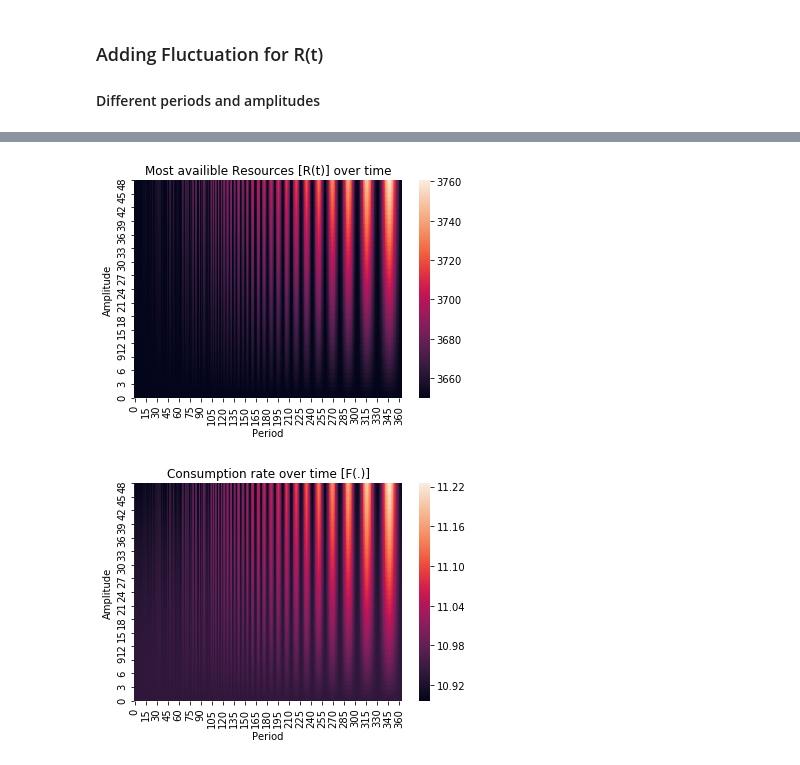
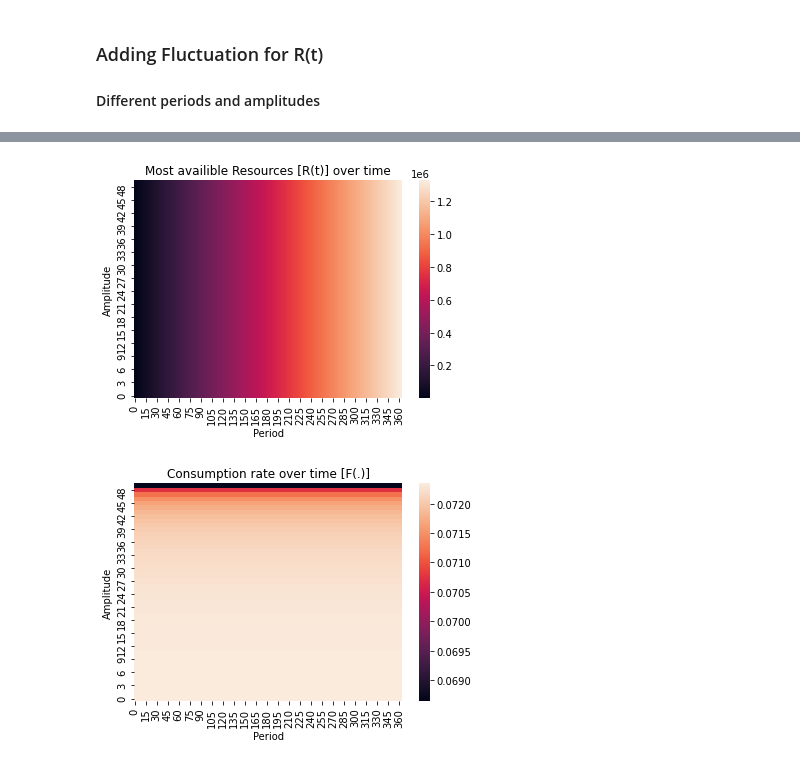
Before and after one commit to Don-Burns/Masters_Project, a Jupyter notebook: code/Building_New_Models.ipynb, the cells around one changed output, grey strips where cells are left out. Drawn from its saved outputs; the diff is of its cells as text; code cells hidden in the pictures.

```diff
--- a/code/Building_New_Models.ipynb
+++ b/code/Building_New_Models.ipynb
@@ -182,0 +191,10 @@ mass = F.plot_supply(m0, time, params)
+# %%
+365*100
+a
+10**5 / 365
+m = 2000
+print(F.hm(m, "3D"))
+print(F.am(m, "3D"))
+# print(F.Fun_Resp())
+print(F.Bm(m, params["M"],params["mc"]))
+m**-1.1
@@ -183,8 +206,8 @@ mass = F.plot_supply(m0, time, params)
 # %%
 ## checking F(.)
 import matplotlib.pyplot as plt
-# params = {"epsilon" : 1, "L_B" : 0, "L_R" : 0,
-#           "R" : 10, "h" : 2.57, "amp" : 0, "period" : 1}
+# params = {"alpha" : 200, "epsilon" : 1, "L_B" : 10**-5.3, "L_R" : 10**-5.5,
+#           "R" : 10, "amp" : 0, "period" : 1, "dimensionality" : "2D"}
 # m0 = 0.1
 # time = 10**3
 
@@ -193,11 +216,12 @@ mass = F.dmdt_integrate(m0, time, params)# growth curve
 # check the functional response over growth
 FR = []
 for t, m in enumerate(mass):
-    FR.append(F.Fun_Resp(m, R = F.Rt(t, amp=5, period=365, centre=10), h = 2.57))
+    FR.append(F.Fun_Resp(m, R = F.Rt(t, amp=0, period=365, centre=100)))
 
 # FR = FR*mass
 plt.figure()
-plt.plot(sc.arange(0, time, 1), FR, label="F(.)")
+plt.plot(np.arange(0, time, 1), FR, label="F(.)")
 plt.legend()
 plt.show()
+# print(FR)
 # %% [output]
@@ -213,41 +283,53 @@ the affect also seems to be fairly minimal for even as much a 50% fluctuation
 # heatmap of how
 import Functions as F
 import scipy as sc
+import numpy as np
 import matplotlib.pyplot as plt
 import seaborn as sb
+from scipy.integrate import odeint as odeint
 resource = 1
 days = 365
-period = sc.arange(1, days, 1)
-amp = sc.linspace(0, resource, 50) # use linspace here since i dont know what the resource value looks like yet
-time = sc.arange(0, days*10, 1)
-period, amp = sc.meshgrid(period, amp)
+period = np.arange(1, days, 1)
+amp = np.linspace(0, resource, 50) # use linspace here since i dont know what the resource value looks like yet
+time = np.arange(0, days*10, 1)
+period, amp = np.meshgrid(period, amp)
 
 ## Resource density
-R_t = sc.zeros_like(amp)
+R_t = np.zeros_like(amp)
 
 for t in time:
     R_t = R_t + F.Rt(t, amp, period, resource)
 
 # # plt.xlabel("")
 # # sb.heatmap(fun(x,y), xticklabels = 10, yticklabels= 10).invert_yaxis()
 sb.heatmap(R_t).invert_yaxis()
 plt.title("Most availible Resources [R(t)] over time")
 plt.xlabel("Period")
 plt.ylabel("Amplitude")
 plt.show()
 
 ## functional response
-FuncResp = sc.zeros_like(amp)
+FuncResp = np.zeros_like(amp)
 
 for t in time:
-    FuncResp = F.Fun_Resp(m = 0.1,  R = F.Rt(t, amp, period, centre = resource), h = 2.57) + FuncResp
+    FuncResp = F.Fun_Resp(m = 0.1,  R = F.Rt(t, amp, centre = resource)) + FuncResp
 
 sb.heatmap(FuncResp).invert_yaxis()
 plt.title("Consumption rate over time [F(.)]")
 plt.xlabel("Period")
 plt.ylabel("Amplitude")
 plt.show()
+
+## properly using integration
+# def FuncInt(m, t, amp, period, centre, h):
+#     return F.Fun_Resp(m, F.Rt(t, amp, period, centre = resource), h)
+# t = np.arange(0, 365*2, 1)
+# m = 0.1
+# h = 2.57
+# centre = resource
+
+# FuncRespInt = odeint(FuncInt, m, t, args=(amp, period, centre, h))
 # %% [output]
-[figure, old version]
+[figure, new version]
-[figure, old version]
+[figure, new version]
 # %%
```
Also changed, not shown: parts of 23 cells of this notebook, 1 other file.
